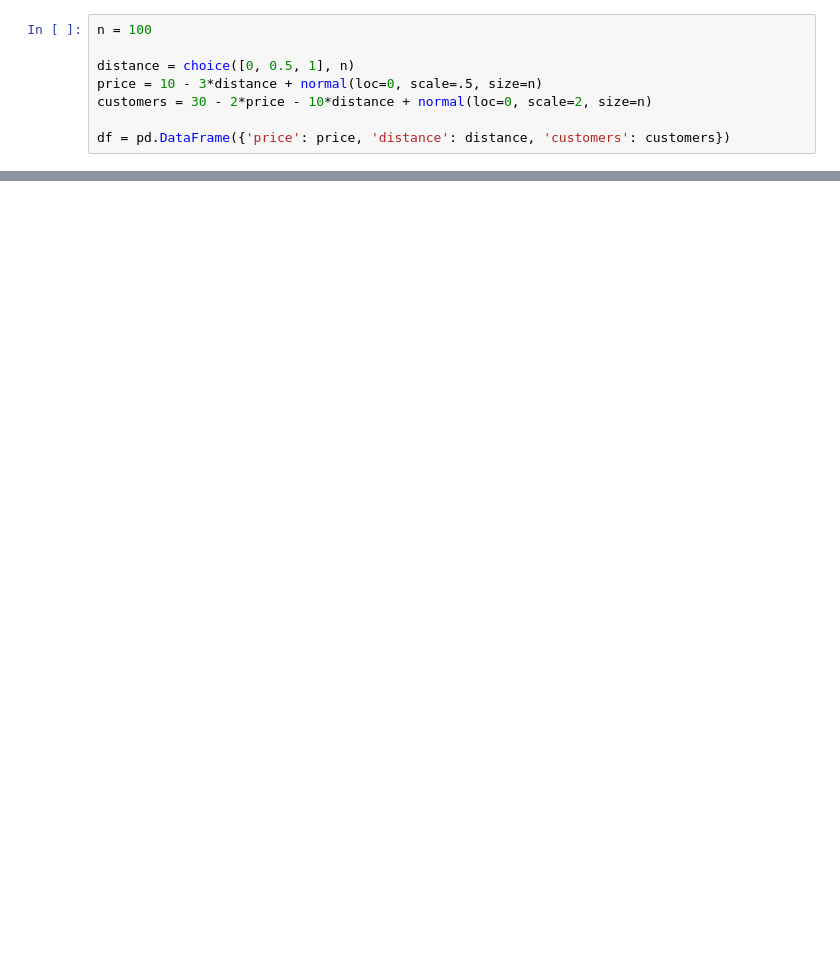
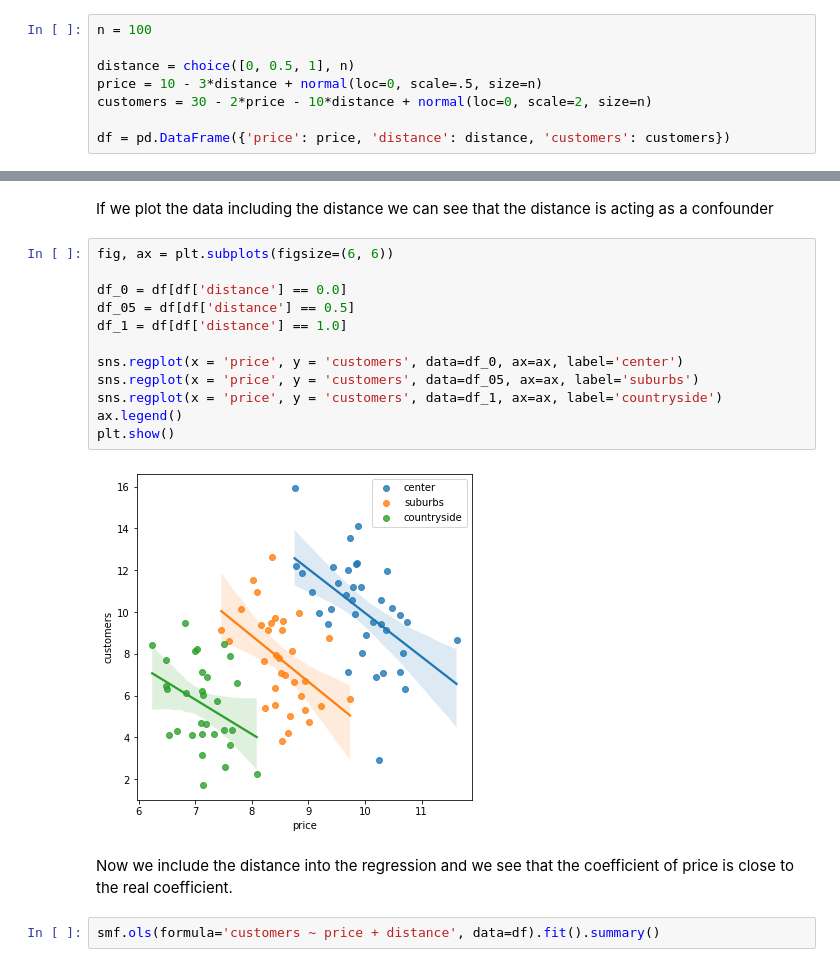
Before and after one commit to aleixrvr/CausalInference4DataScience, a Jupyter notebook: exercises/chapter 6/simulating a pricing problem.ipynb, the cells around one changed output, grey strips where cells are left out. Cells and saved outputs as stored; diff of their text form; blank space fills up the shorter version.

```diff
--- a/exercises/chapter 6/simulating a pricing problem.ipynb
+++ b/exercises/chapter 6/simulating a pricing problem.ipynb
@@ -43,0 +55,20 @@ Notes:
+# %% [markdown]
+If we plot the data including the distance we can see that the distance is acting as a confounder
+# %%
+fig, ax = plt.subplots(figsize=(6, 6))
+
+df_0 = df[df['distance'] == 0.0]
+df_05 = df[df['distance'] == 0.5]
+df_1 = df[df['distance'] == 1.0]
+
+sns.regplot(x = 'price', y = 'customers', data=df_0, ax=ax, label='center')
+sns.regplot(x = 'price', y = 'customers', data=df_05, ax=ax, label='suburbs')
+sns.regplot(x = 'price', y = 'customers', data=df_1, ax=ax, label='countryside')
+ax.legend()
+plt.show()
+# %% [output]
+[figure, added]
+# %% [markdown]
+Now we include the distance into the regression and we see that the coefficient of price is close to the real coefficient.
+# %%
+smf.ols(formula='customers ~ price + distance', data=df).fit().summary()
```
Also changed, not shown: parts of 10 cells of this notebook, 2 other files.
